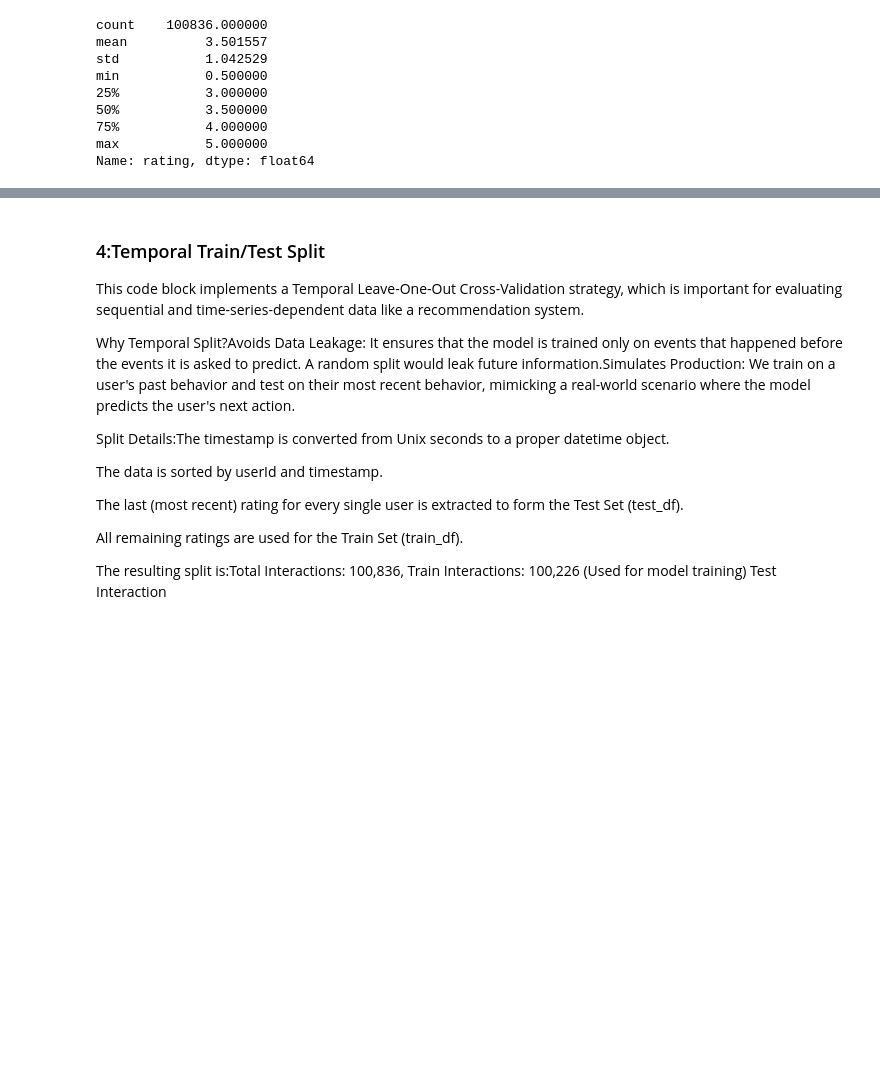
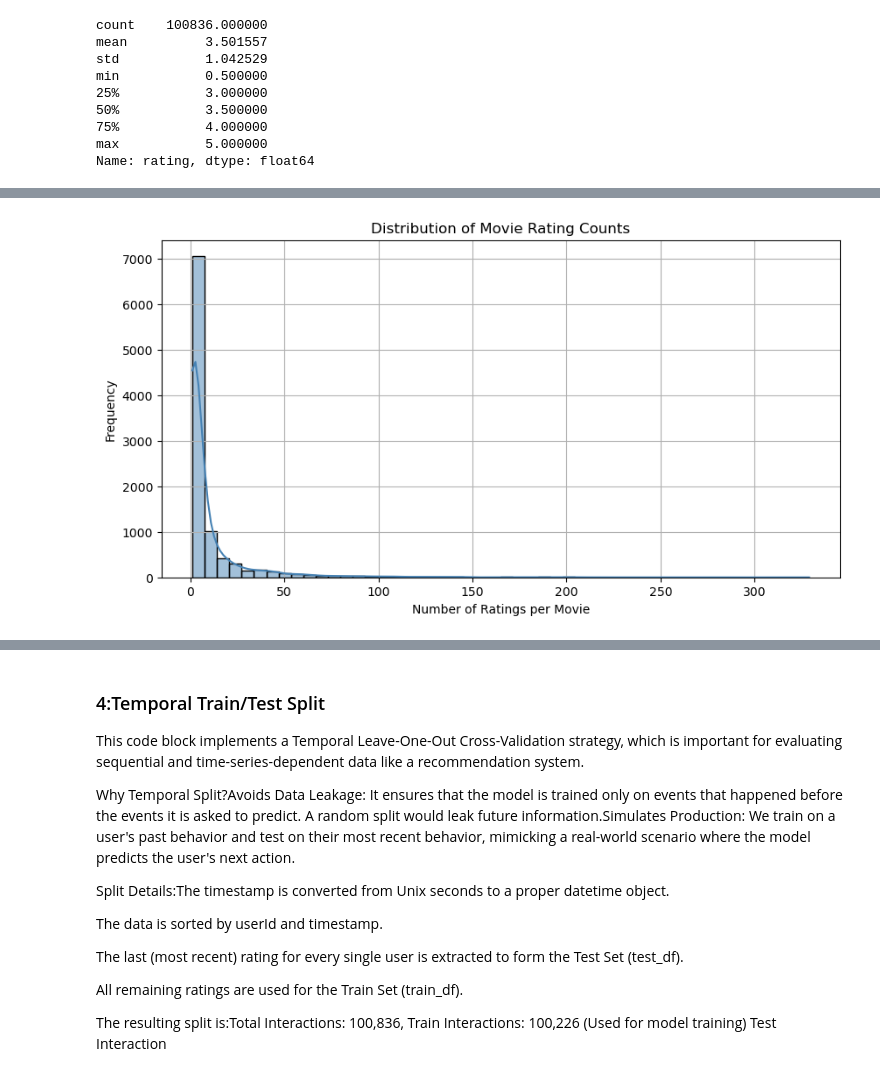
Before and after one commit to ivy-chelagat/Group-Ten, a Jupyter notebook: Recommender System .ipynb, the cells around one changed output, grey strips where cells are left out. Saved outputs shown, nothing was run; the diff lists cells and outputs as text; code cells hidden in the pictures; blank space fills up the shorter version.

```diff
--- a/Recommender System .ipynb
+++ b/Recommender System .ipynb
@@ -136,0 +178,14 @@ Name: rating, dtype: float64
+# %%
+# Compute ratings per movie
+movie_rating_counts = ratings['movieId'].value_counts()
+
+plt.figure(figsize = (10, 5))
+sns.histplot(movie_rating_counts, bins = 50, kde = True, color = 'steelblue')
+plt.xlabel("Number of Ratings per Movie")
+plt.ylabel("Frequency")
+plt.title("Distribution of Movie Rating Counts")
+plt.grid(True)
+
+plt.show()
+# %% [output]
+[figure, added]
```
Also changed, not shown: parts of 23 cells of this notebook.
